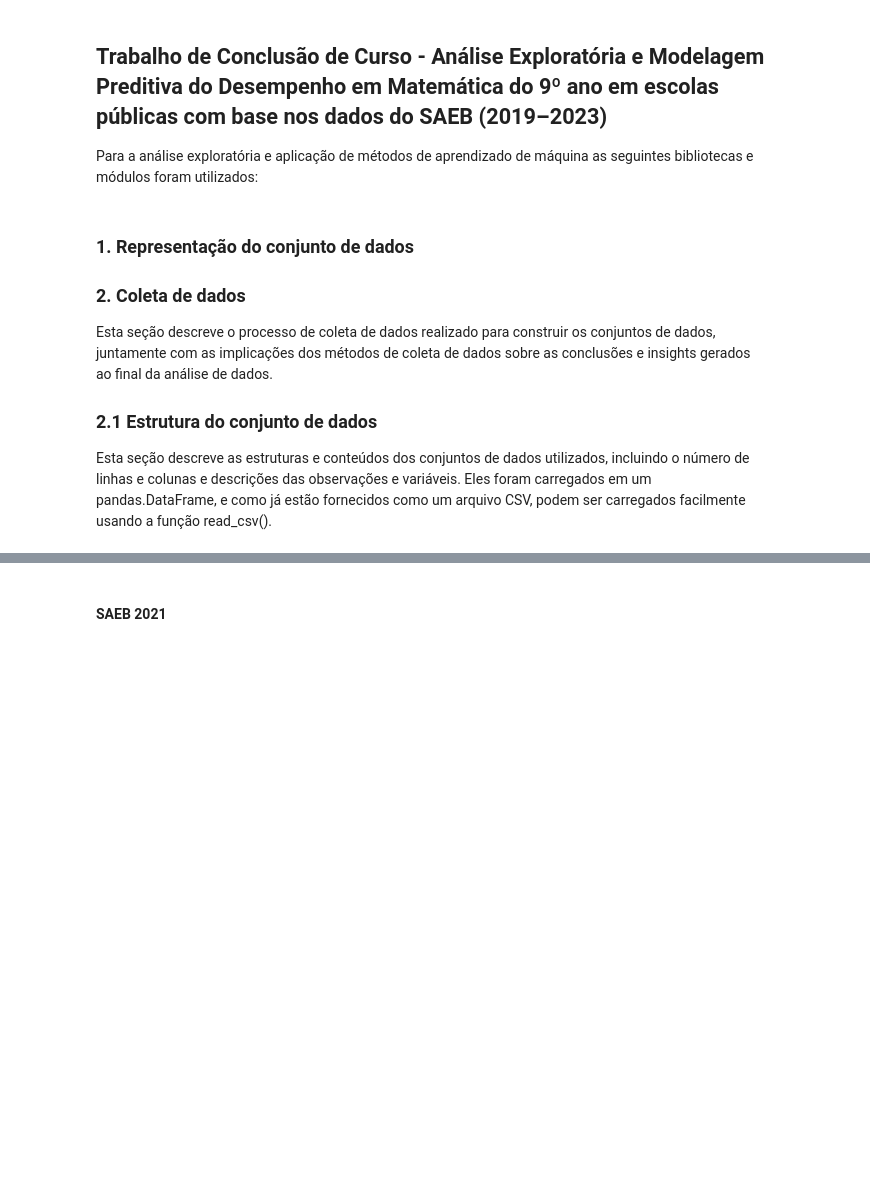
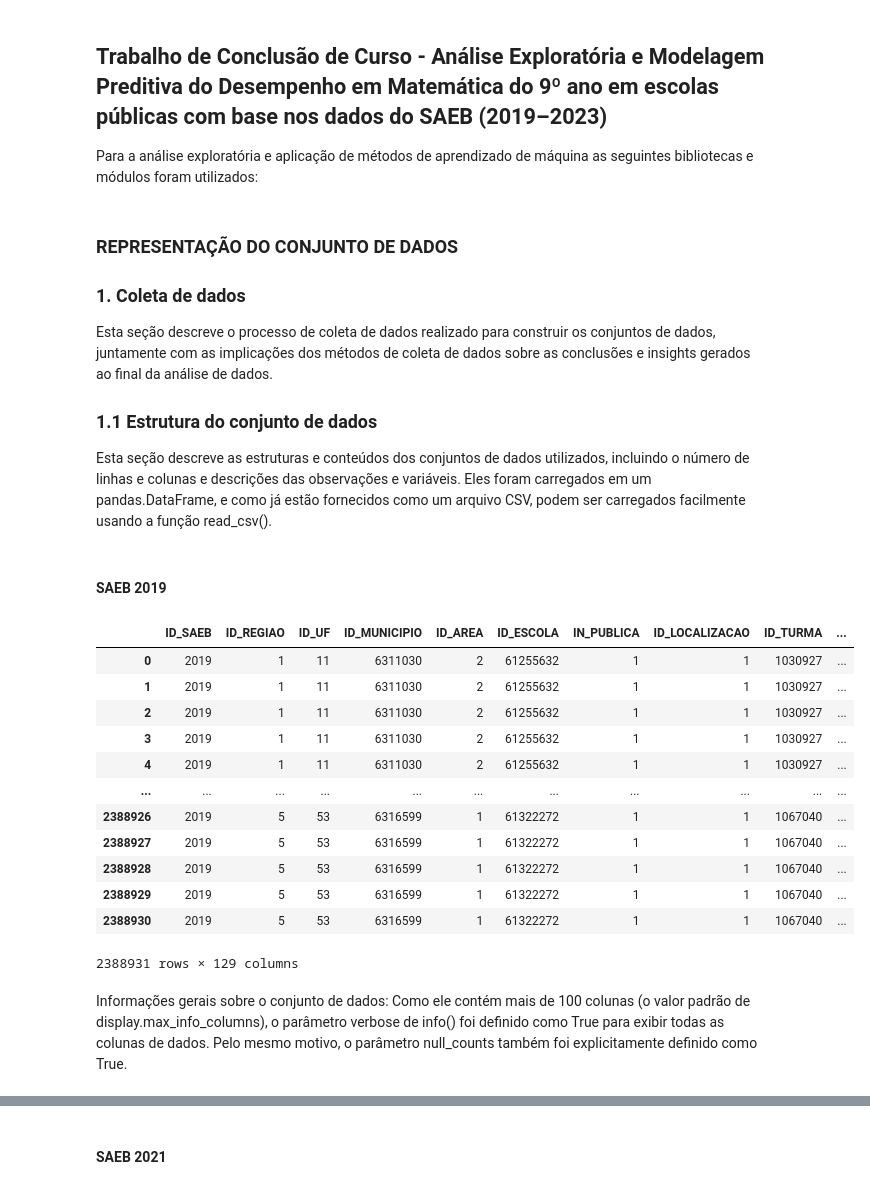
Before and after one commit to emilly788/TCC, a Jupyter notebook: TCC.ipynb, the cells around one changed output, grey strips where cells are left out. Saved outputs shown, nothing was run; the diff lists cells and outputs as text; code cells hidden in the pictures; blank space fills up the shorter version.

```diff
--- a/TCC.ipynb
+++ b/TCC.ipynb
@@ -9,9 +10,31 @@ import sys
 # %% [markdown]
-### 1. Representação do conjunto de dados
+### REPRESENTAÇÃO DO CONJUNTO DE DADOS
 <!-- O dataset primário analisado neste notebook é o Questionário Escolar do Programa de Avaliação Internacional de Estudantes (PISA) 2018 da Organização para Cooperação e Desenvolvimento Econômico (OCDE) (daqui em diante referido como o "Dataset Escolar PISA 2018"), publicado no site da comunidade de ciência de dados Kaggle em 9 de julho de 2021. Ele contém as respostas dos países que responderam ao Questionário Escolar PISA 2018, que abrange áreas relacionadas ao contexto das escolas, sua gestão, seu corpo docente, o desempenho de seus alunos nas avaliações e seus climas, bem como informações sobre grupos específicos, como aprendizes multiculturais (OCDE, 2017). -->
 
-### 2. Coleta de dados
+### 1. Coleta de dados
 Esta seção descreve o processo de coleta de dados realizado para construir os conjuntos de dados, juntamente com as implicações dos métodos de coleta de dados sobre as conclusões e insights gerados ao final da análise de dados.
 
-### 2.1 Estrutura do conjunto de dados
+### 1.1 Estrutura do conjunto de dados
 Esta seção descreve as estruturas e conteúdos dos conjuntos de dados utilizados, incluindo o número de linhas e colunas e descrições das observações e variáveis. Eles foram carregados em um pandas.DataFrame, e como já estão fornecidos como um arquivo CSV, podem ser carregados facilmente usando a função read_csv().
+# %% [markdown]
+#### SAEB 2019
+# %%
+df_saeb_2019 = pd.read_csv("2019/TS_ALUNO_9EF.csv",  encoding='latin-1', sep=";")
+df_saeb_2019
+# %% [output]
+|  | ID_SAEB | ID_REGIAO | ID_UF | ID_MUNICIPIO | ID_AREA | ID_ESCOLA | IN_PUBLICA | ID_LOCALIZACAO | ID_TURMA | ... |
+| 0 | 2019 | 1 | 11 | 6311030 | 2 | 61255632 | 1 | 1 | 1030927 | ... |
+| 1 | 2019 | 1 | 11 | 6311030 | 2 | 61255632 | 1 | 1 | 1030927 | ... |
+| 2 | 2019 | 1 | 11 | 6311030 | 2 | 61255632 | 1 | 1 | 1030927 | ... |
+| 3 | 2019 | 1 | 11 | 6311030 | 2 | 61255632 | 1 | 1 | 1030927 | ... |
+| 4 | 2019 | 1 | 11 | 6311030 | 2 | 61255632 | 1 | 1 | 1030927 | ... |
+| ... | ... | ... | ... | ... | ... | ... | ... | ... | ... | ... |
+| 2388926 | 2019 | 5 | 53 | 6316599 | 1 | 61322272 | 1 | 1 | 1067040 | ... |
+| 2388927 | 2019 | 5 | 53 | 6316599 | 1 | 61322272 | 1 | 1 | 1067040 | ... |
+| 2388928 | 2019 | 5 | 53 | 6316599 | 1 | 61322272 | 1 | 1 | 1067040 | ... |
+| 2388929 | 2019 | 5 | 53 | 6316599 | 1 | 61322272 | 1 | 1 | 1067040 | ... |
+| 2388930 | 2019 | 5 | 53 | 6316599 | 1 | 61322272 | 1 | 1 | 1067040 | ... |
+2388931 rows × 129 columns
+# %% [markdown]
+Informações gerais sobre o conjunto de dados:
+Como ele contém mais de 100 colunas (o valor padrão de display.max_info_columns), o parâmetro verbose de info() foi definido como True para exibir todas as colunas de dados. Pelo mesmo motivo, o parâmetro null_counts também foi explicitamente definido como True.
```
Also changed, not shown: parts of 17 cells of this notebook.
